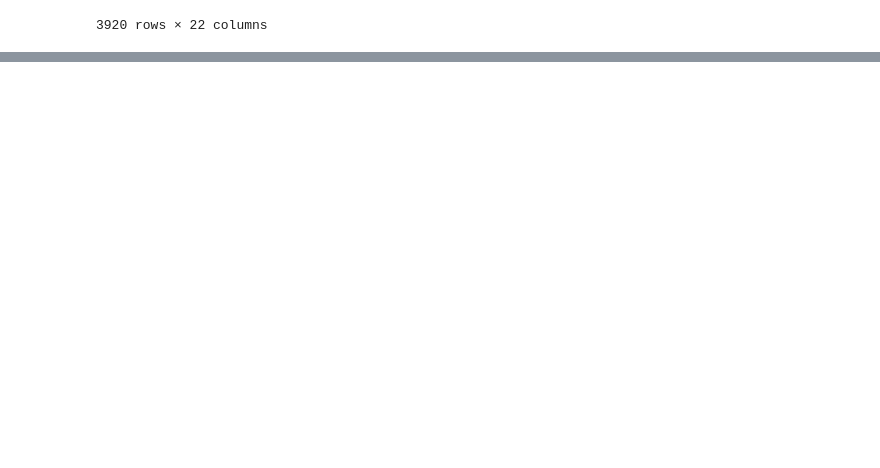
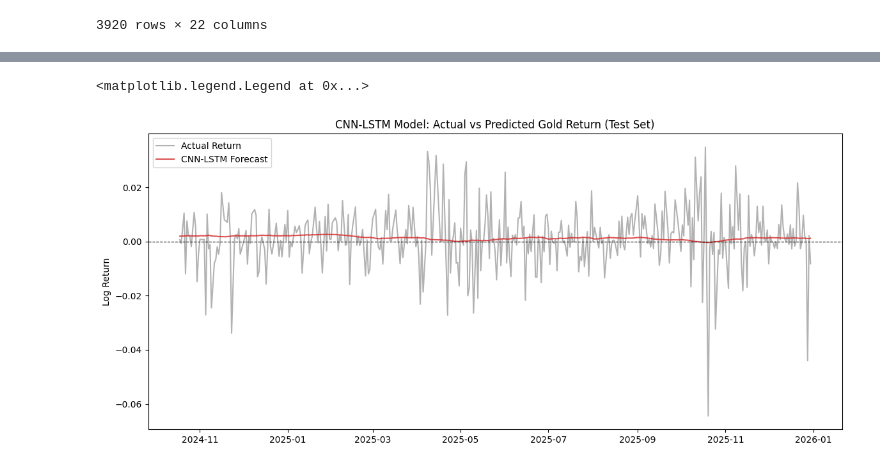
Before and after one commit to FulinQ/AQT, a Jupyter notebook: ARDL_ECM.ipynb, the cells around one changed output, grey strips where cells are left out. Saved outputs shown, nothing was run; the diff lists cells and outputs as text; code cells hidden in the pictures; blank space fills up the shorter version.

Commit message:
ln price input

```diff
--- a/ARDL_ECM.ipynb
+++ b/ARDL_ECM.ipynb
@@ -1225,13 +1225,13 @@ df_daily
 9801 rows × 19 columns
 # %%
 df_final = macro_daily.join(df_daily, how='inner')
-df_final['target_next_return'] = np.log(df_final['close']).diff().shift(-1)
+df_final['target_price'] = np.log(df_final['close']).shift(-1)
 df_final.dropna(inplace=True)
 
 threshold = 0.005
 conditions = [
-    (df_final['target_next_return'] > threshold),
-    (df_final['target_next_return'] < -threshold)
+    (df_final['target_price'].diff() > threshold),
+    (df_final['target_price'].diff() < -threshold)
 ]
 
 choices = [1, -1]
@@ -1289,10 +1289,10 @@ cnn_features = [
 ]
 
 scaler_X = MinMaxScaler(feature_range=(0, 1))
-scaler_y = MinMaxScaler(feature_range=(0, 1))
+scaler_y = StandardScaler()
 
 X_raw = df_cnn[cnn_features].values
-y_raw = df_cnn[['target_next_return']].values # ทำนาย Return
+y_raw = df_cnn[['target_price']].values # ทำนาย Return
 
 X_scaled = scaler_X.fit_transform(X_raw)
 y_scaled = scaler_y.fit_transform(y_raw)
@@ -1309,7 +1309,7 @@ X_cnn, y_cnn = create_sequences(X_scaled, y_scaled, TIME_STEPS)
 
 # Train/Test (no Shuffle : Time Series)
 # 80% Train, 20% Test
-train_size = int(len(X_cnn) * 0.8)
+train_size = int(len(X_cnn) * 0.9)
 X_train, X_test = X_cnn[:train_size], X_cnn[train_size:]
 y_train, y_test = y_cnn[:train_size], y_cnn[train_size:]
 
@@ -1318,0 +1527,20 @@ Input Shape: (3120, 20, 13) (Samples, Time Steps, Features)
+# %%
+# Prediction
+y_pred_scaled = model.predict(X_test)
+
+# Inverse Transform (Back to real return values)
+y_pred = scaler_y.inverse_transform(y_pred_scaled)
+y_actual = scaler_y.inverse_transform(y_test)
+
+test_start_idx = train_size + TIME_STEPS
+dates = df_cnn.index[test_start_idx : test_start_idx + len(y_actual)]
+
+# Visualization
+plt.figure(figsize=(14, 6))
+plt.plot(dates, y_actual, label='Actual Return', color='gray', alpha=0.6)
+plt.plot(dates, y_pred, label='CNN-LSTM Forecast', color='#D62728', alpha=0.8, linewidth=1.5)
+plt.axhline(0, color='black', linestyle='--', linewidth=0.8) # Zero line
+plt.title('CNN-LSTM Model: Actual vs Predicted Gold Return (Test Set)')
+plt.ylabel('Log Return')
+plt.legend()
+# %% [output]
@@ -1318,0 +1548,2 @@ Input Shape: (3120, 20, 13) (Samples, Time Steps, Features)
+<matplotlib.legend.Legend at 0x...>
+[figure, added]
```
Also changed, not shown: parts of 17 cells of this notebook, 3 other files.
